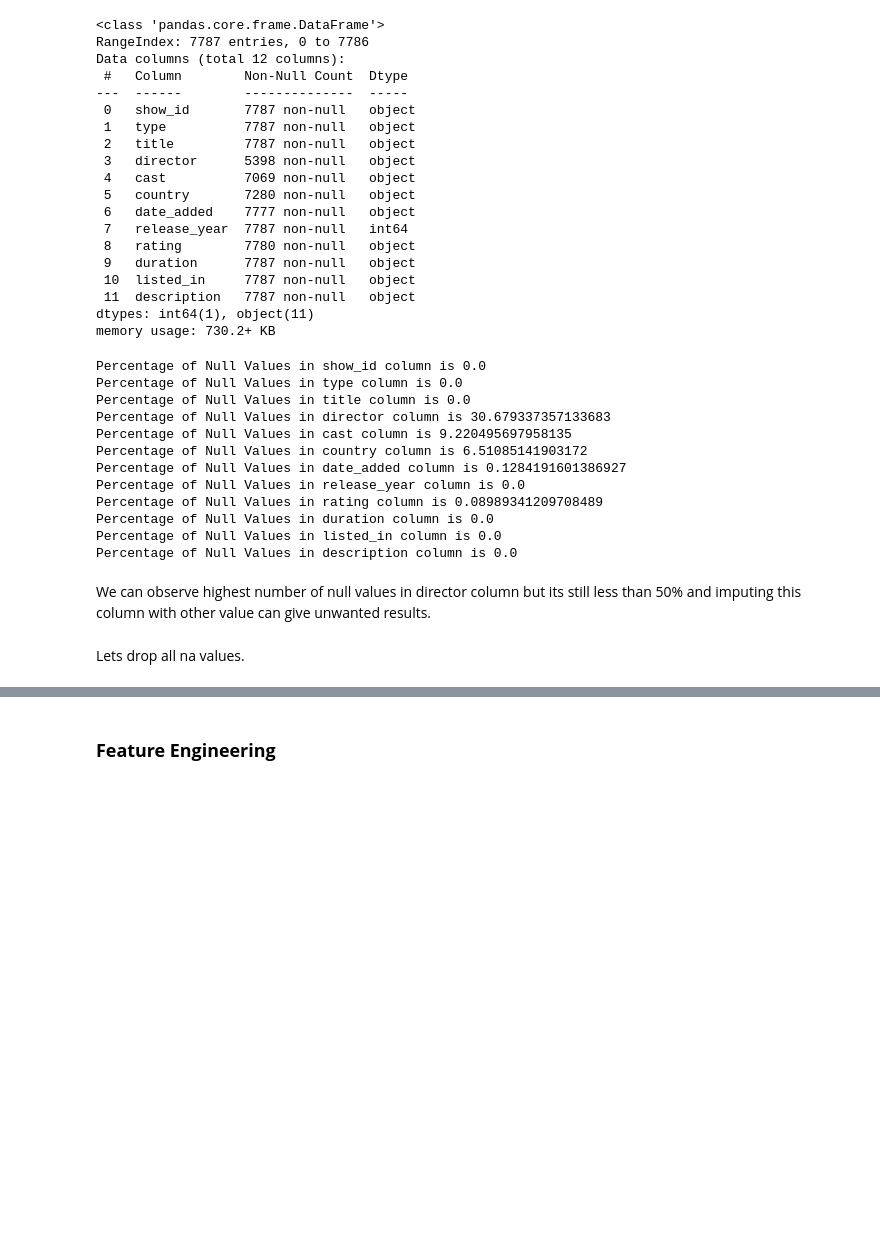
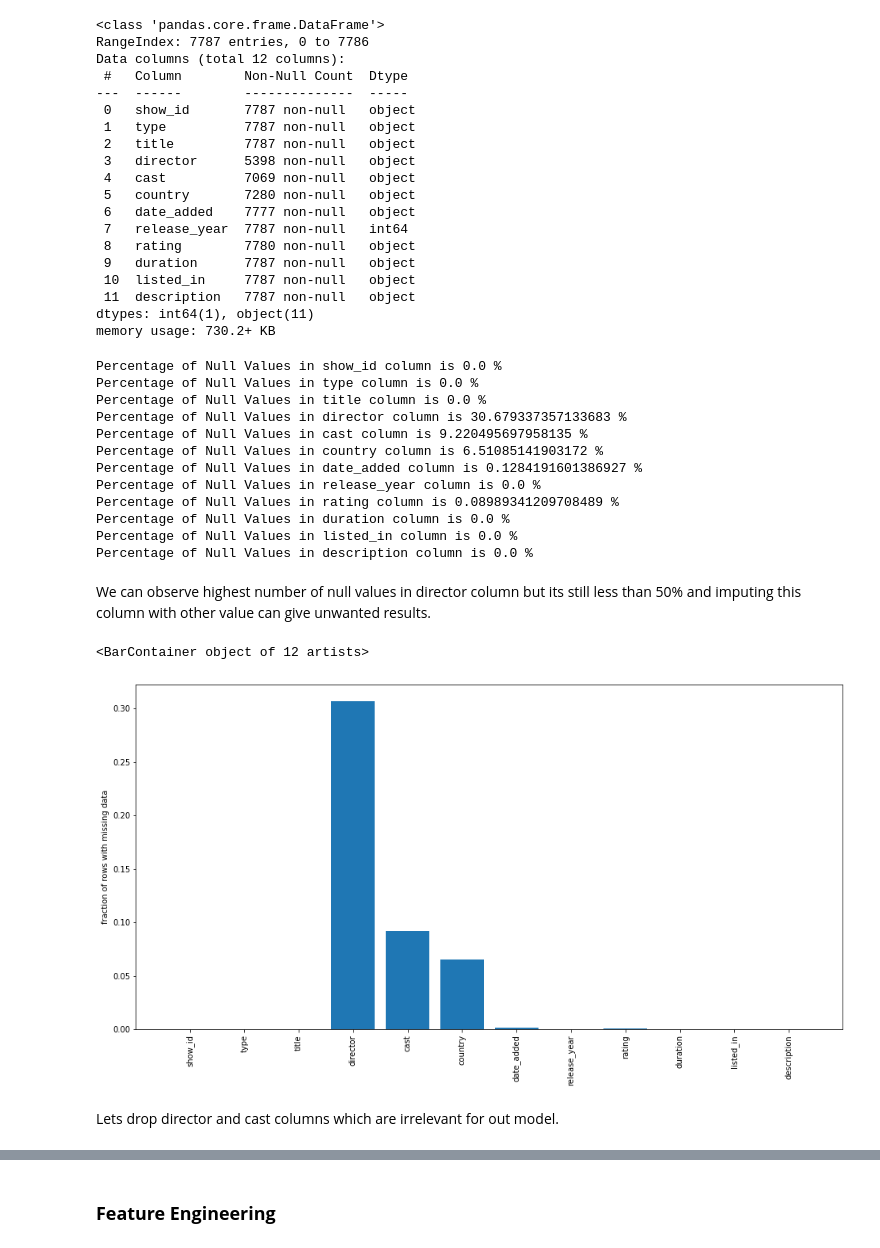
Before and after one commit to Shashwat-spyder/Netflix-movies-and-tv-shows-recommendation-system, a Jupyter notebook: Untitled18.ipynb, the cells around one changed output, grey strips where cells are left out. Cells and saved outputs as stored; diff of their text form; code cells hidden in the pictures; blank space fills up the shorter version.

```diff
--- a/Untitled18.ipynb
+++ b/Untitled18.ipynb
@@ -96,24 +96,31 @@ memory usage: 730.2+ KB
 # %%
 #returns percentage of null values in each column
 for col in df.columns:
-  print('Percentage of Null Values in {} column is {}'.format(col,len(df[df[col].isna()])/len(df[col])*100 ))
+  print('Percentage of Null Values in {} column is {} %'.format(col,len(df[df[col].isna()])/len(df[col])*100 ))
 # %% [output]
-Percentage of Null Values in show_id column is 0.0
-Percentage of Null Values in type column is 0.0
-Percentage of Null Values in title column is 0.0
-Percentage of Null Values in director column is 30.679337357133683
-Percentage of Null Values in cast column is 9.220495697958135
-Percentage of Null Values in country column is 6.51085141903172
-Percentage of Null Values in date_added column is 0.1284191601386927
-Percentage of Null Values in release_year column is 0.0
-Percentage of Null Values in rating column is 0.08989341209708489
-Percentage of Null Values in duration column is 0.0
-Percentage of Null Values in listed_in column is 0.0
-Percentage of Null Values in description column is 0.0
+Percentage of Null Values in show_id column is 0.0 %
+Percentage of Null Values in type column is 0.0 %
+Percentage of Null Values in title column is 0.0 %
+Percentage of Null Values in director column is 30.679337357133683 %
+Percentage of Null Values in cast column is 9.220495697958135 %
+Percentage of Null Values in country column is 6.51085141903172 %
+Percentage of Null Values in date_added column is 0.1284191601386927 %
+Percentage of Null Values in release_year column is 0.0 %
+Percentage of Null Values in rating column is 0.08989341209708489 %
+Percentage of Null Values in duration column is 0.0 %
+Percentage of Null Values in listed_in column is 0.0 %
+Percentage of Null Values in description column is 0.0 %
 # %% [markdown]
 We can observe highest number of null values in director column but its still less than 50% and imputing this column with other value can give unwanted results.
-# %% [markdown]
-Lets drop all na values.
-# %%
-#Dropping all null values
-df.dropna(inplace=True)
+# %%
+# null value distribution
+null_counts = df.isnull().sum()/len(df)
+plt.figure(figsize=(16,8))
+plt.xticks(np.arange(len(null_counts)),null_counts.index,rotation='vertical')
+plt.ylabel('fraction of rows with missing data')
+plt.bar(np.arange(len(null_counts)),null_counts)
+# %% [output]
+<BarContainer object of 12 artists>
+[figure, added]
+# %% [markdown]
+Lets drop director and cast columns which are irrelevant for out model.
```
Also changed, not shown: parts of 67 cells of this notebook.
